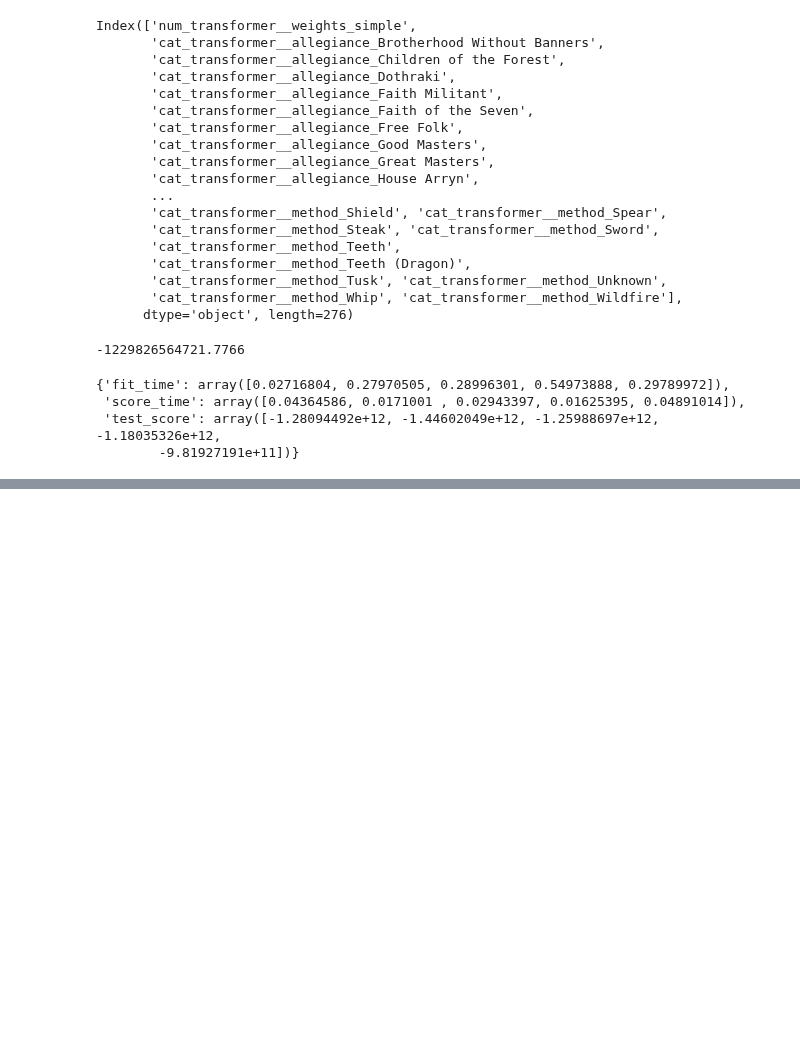
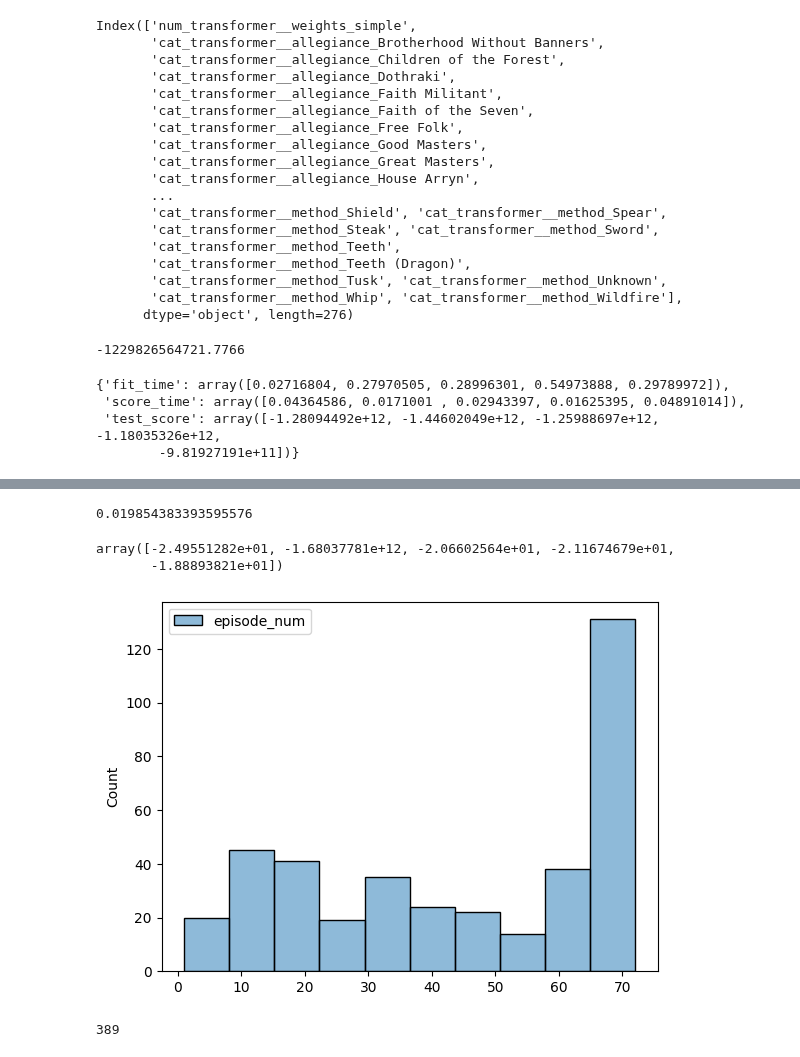
Before and after one commit to franziskasteger/game-of-thrones-survival, a Jupyter notebook: notebooks/josh_GOT_Linear.ipynb, the cells around one changed output, grey strips where cells are left out. Saved outputs shown, nothing was run; the diff lists cells and outputs as text; code cells hidden in the pictures; blank space fills up the shorter version.

```diff
--- a/notebooks/josh_GOT_Linear.ipynb
+++ b/notebooks/josh_GOT_Linear.ipynb
@@ -121,0 +171,3 @@ cv_results
+# %%
+X = dead.drop(columns = ["episode_num", "season"], axis=1)
+X.head()
@@ -121,0 +181,7 @@ cv_results
+# %%
+cat_transformer = OneHotEncoder(handle_unknown='ignore', sparse_output=False)
+
+preprocessor = ColumnTransformer([
+    ('cat_transformer', cat_transformer, ['origin'])],
+    remainder = 'passthrough'
+)
@@ -121,0 +194,4 @@ cv_results
+# %%
+pipe = make_pipeline(preprocessor, LinearRegression())
+# %%
+pipe.fit(X_train, y_train)
@@ -121,0 +206,4 @@ cv_results
+# %%
+pipe.score(X_test, y_test)
+# %% [output]
+0.019854383393595576
@@ -121,0 +212,13 @@ cv_results
+# %%
+cv_results['test_score']#.mean()
+# %% [output]
+array([-2.49551282e+01, -1.68037781e+12, -2.06602564e+01, -2.11674679e+01,
+       -1.88893821e+01])
+# %%
+sns.histplot(y_train);
+# %% [output]
+[figure, added]
+# %%
+len(y_train)
+# %% [output]
+389
```
Also changed, not shown: parts of 15 cells of this notebook, 5 other files.
